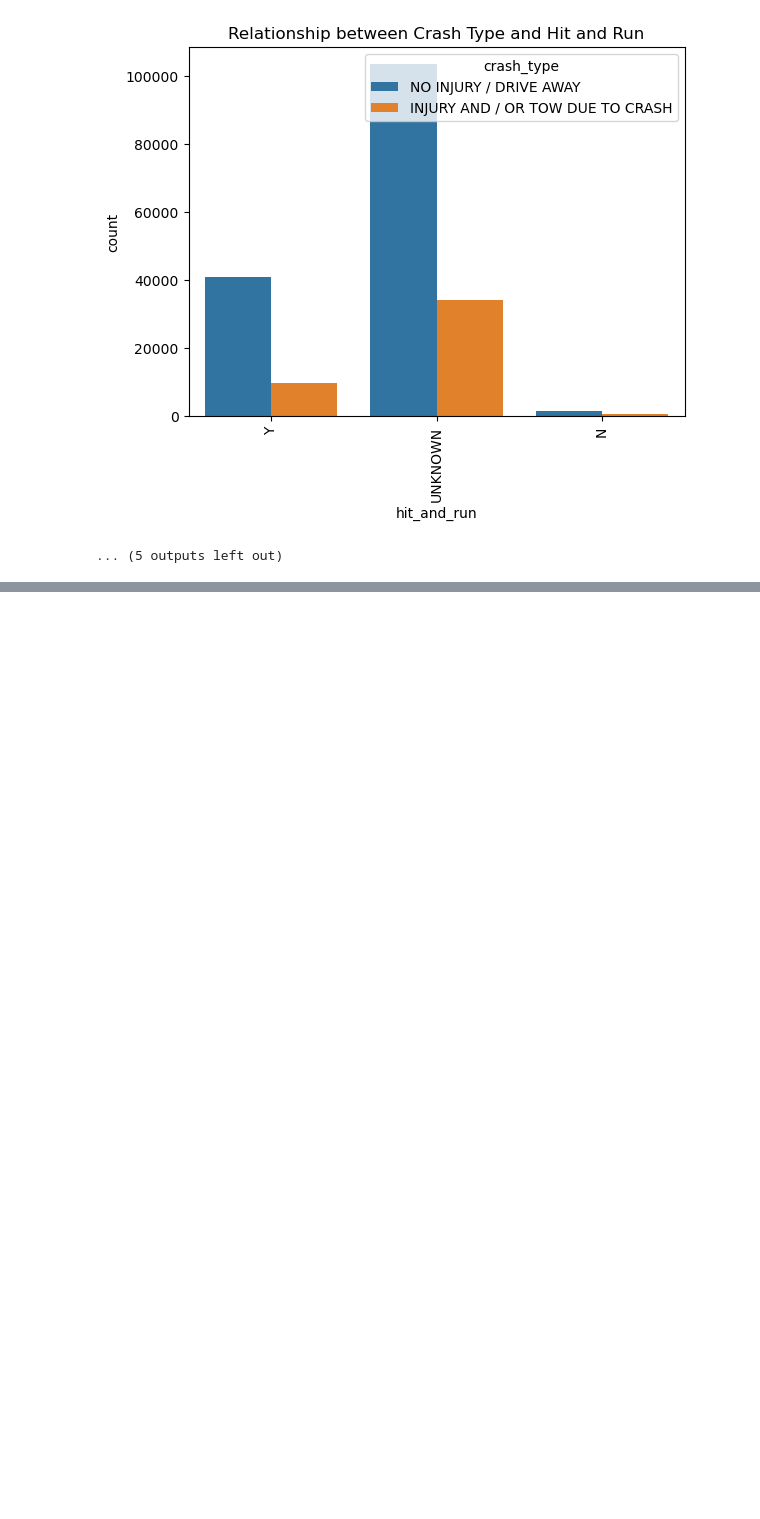
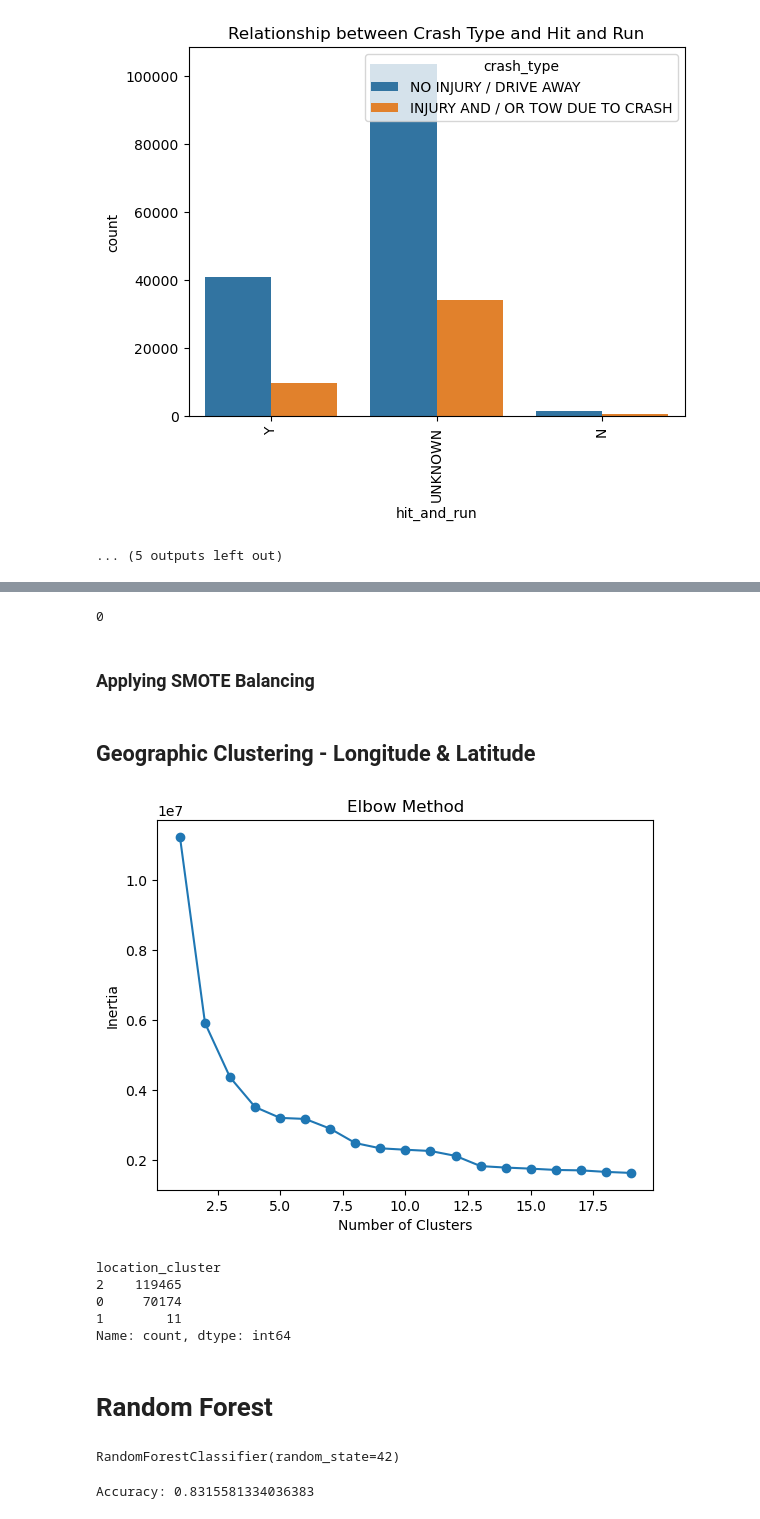
Before and after one commit to behruzgurbanli/CSCI4734_2024F_10551_PROJECT_8, a Jupyter notebook: CSCI4734_2024F_10551_PROJECT_CODE_8.ipynb, the cells around one changed output, grey strips where cells are left out. Saved outputs shown, nothing was run; the diff lists cells and outputs as text; code cells hidden in the pictures; blank space fills up the shorter version.

Commit message:
RandomForest Applied

```diff
--- a/CSCI4734_2024F_10551_PROJECT_CODE_8.ipynb
+++ b/CSCI4734_2024F_10551_PROJECT_CODE_8.ipynb
@@ -632,0 +693,5 @@ ValueError: could not convert string to float: 'NOT APPLICABLE'
+# %%
+# Binary mapping
+binary_mapping = {'N': 0, 'Y': 1, 'UNKNOWN': 2}
+
+data_encoded['intersection_related'] = data_encoded['intersection_related'].map(binary_mapping)
@@ -632,0 +729,30 @@ ValueError: could not convert string to float: 'NOT APPLICABLE'
+# %%
+# check if there is any NaN value in the dataset
+data_encoded.isna().sum().sum()
+# %% [output]
+0
+# %%
+from sklearn.preprocessing import StandardScaler
+
+# Identify numerical features
+numerical_features = [
+    'posted_speed_limit',
+    'lane_count',
+    'num_units',
+    'crash_hour',
+    'crash_day_of_week',
+    'crash_month',
+    'latitude',
+    'longitude',
+]
+
+scaler = StandardScaler()
+
+# Fit scaler on training data and transform
+X_train[numerical_features] = scaler.fit_transform(X_train[numerical_features])
+X_test[numerical_features] = scaler.transform(X_test[numerical_features])
+
+y_train = LabelEncoder().fit_transform(y_train)
+y_test = LabelEncoder().fit_transform(y_test)
+# %% [markdown]
+### Applying SMOTE Balancing
@@ -632,0 +765,20 @@ ValueError: could not convert string to float: 'NOT APPLICABLE'
+# %% [markdown]
+## Geographic Clustering - Longitude & Latitude
+# %%
+from sklearn.cluster import KMeans
+
+# how to Determine optimal number of clusters -> Elbow Method
+inertia = []
+for i in range(1, 20):
+    kmeans = KMeans(n_clusters=i, random_state=42)
+    kmeans.fit(X_train)
+    inertia.append(kmeans.inertia_)
+
+plt.figure()
+plt.plot(range(1, 20), inertia, marker='o')
+plt.title('Elbow Method')
+plt.xlabel('Number of Clusters')
+plt.ylabel('Inertia')
+plt.show()
+# %% [output]
+[figure, added]
@@ -632,0 +788,10 @@ ValueError: could not convert string to float: 'NOT APPLICABLE'
+# %%
+# Identify the clusters which have the highest number of crashes
+cluster_counts = data_encoded['location_cluster'].value_counts()
+print(cluster_counts)
+# %% [output]
+location_cluster
+2    119465
+0     70174
+1        11
+Name: count, dtype: int64
@@ -632,0 +802,2 @@ ValueError: could not convert string to float: 'NOT APPLICABLE'
+# %% [markdown]
+# Random Forest
@@ -632,0 +812,5 @@ ValueError: could not convert string to float: 'NOT APPLICABLE'
+# %%
+# Train the model
+rf.fit(X_train, y_train)
+# %% [output]
+RandomForestClassifier(random_state=42)
@@ -632,0 +822,4 @@ ValueError: could not convert string to float: 'NOT APPLICABLE'
+# %%
+print(f'Accuracy: {accuracy_score(y_test, y_pred)}')
+# %% [output]
+Accuracy: 0.8315581334036383
```
Also changed, not shown: parts of 28 cells of this notebook.
